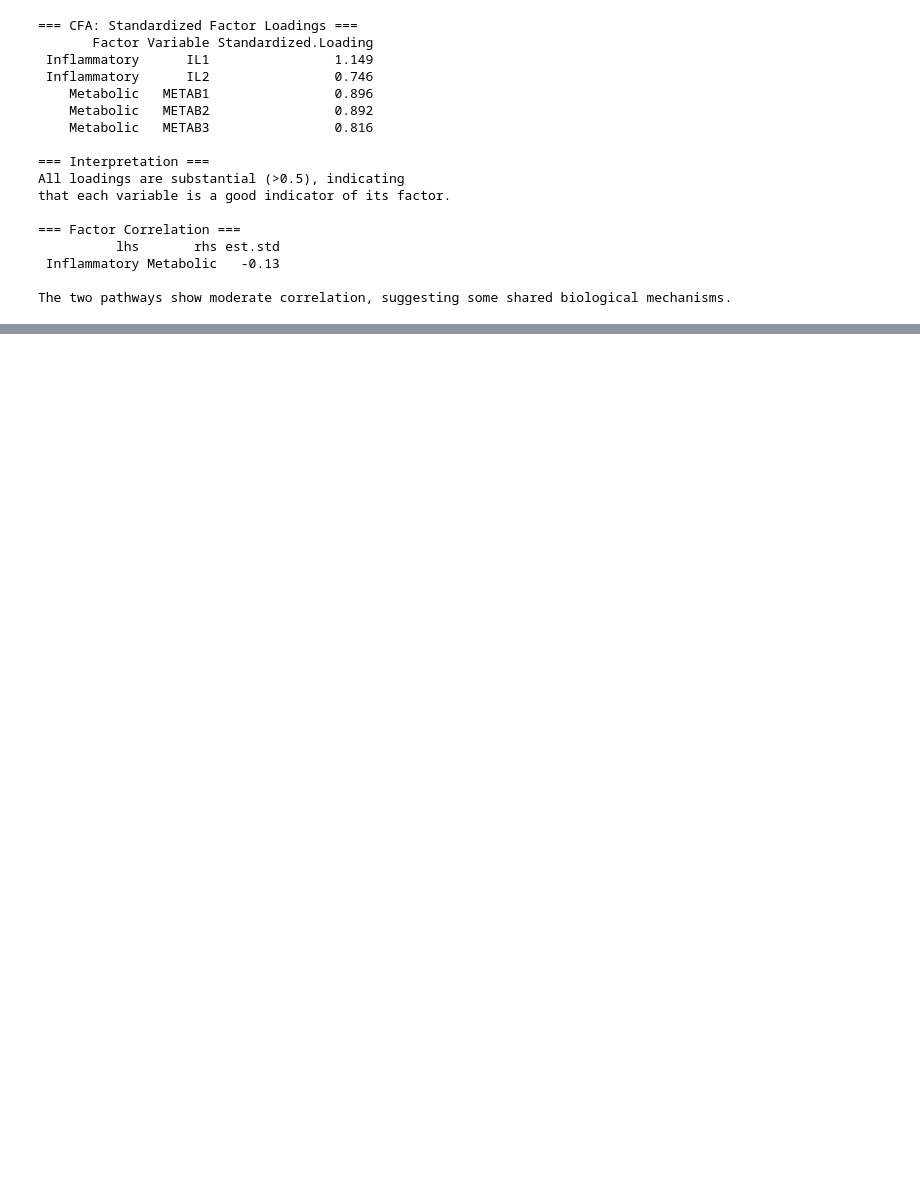
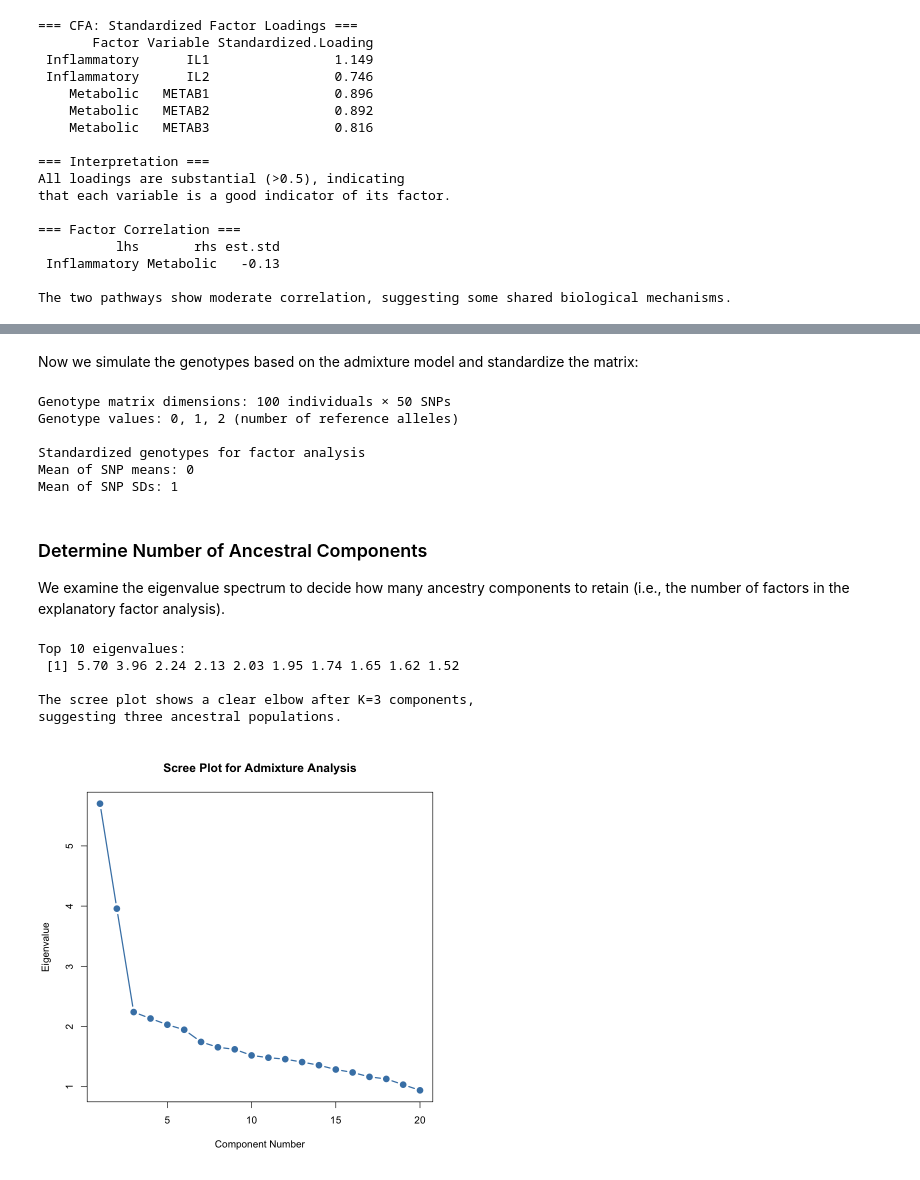
Before and after one commit to RuiDongDR/statgen-prerequisites, a Jupyter notebook: factor_analysis.ipynb, the cells around one changed output, grey strips where cells are left out. Drawn from its saved outputs; the diff is of its cells as text; code cells hidden in the pictures; blank space fills up the shorter version.

Commit message:
add admixture analysis example

```diff
--- a/factor_analysis.ipynb
+++ b/factor_analysis.ipynb
@@ -505,0 +646,64 @@ The two pathways show moderate correlation, suggesting some shared biological me
+# %% [markdown]
+Now we simulate the genotypes based on the admixture model and standardize the matrix:
+# %%
+# ============================================================
+# Simulate genotypes based on admixture model
+# ============================================================
+
+# Genotype matrix: rows = individuals, columns = SNPs
+genotypes <- matrix(0, nrow = n_individuals, ncol = n_snps)
+
+for (i in 1:n_individuals) {
+  for (j in 1:n_snps) {
+    # Calculate admixed allele frequency for this individual at this SNP
+    admixed_freq <- sum(true_ancestry[i, ] * ancestral_freq[j, ])
+
+    # Sample genotype (0, 1, or 2 copies of reference allele)
+    genotypes[i, j] <- rbinom(1, size = 2, prob = admixed_freq)
+  }
+}
+
+cat("\nGenotype matrix dimensions:", nrow(genotypes), "individuals ×", ncol(genotypes), "SNPs\n")
+cat("Genotype values: 0, 1, 2 (number of reference alleles)\n\n")
+
+# Standardize genotypes (center and scale each SNP)
+genotypes_std <- scale(genotypes, center = TRUE, scale = TRUE)
+
+cat("Standardized genotypes for factor analysis\n")
+cat("Mean of SNP means:", round(mean(colMeans(genotypes_std, na.rm = TRUE)), 6), "\n")
+cat("Mean of SNP SDs:", round(mean(apply(genotypes_std, 2, sd, na.rm = TRUE)), 3), "\n")
+# %% [output]
+Genotype matrix dimensions: 100 individuals × 50 SNPs
+Genotype values: 0, 1, 2 (number of reference alleles)
+
+Standardized genotypes for factor analysis
+Mean of SNP means: 0
+Mean of SNP SDs: 1
+# %% [markdown]
+### Determine Number of Ancestral Components
+
+We examine the eigenvalue spectrum to decide how many ancestry components to retain (i.e., the number of factors in the explanatory factor analysis).
+# %%
+# Compute correlation matrix and eigenvalues
+cor_matrix_admix <- cor(genotypes_std, use = "pairwise.complete.obs")
+eigenvalues_admix <- eigen(cor_matrix_admix)$values
+
+cat("\nTop 10 eigenvalues:\n")
+print(round(eigenvalues_admix[1:10], 2))
+
+# Scree plot
+plot(1:20, eigenvalues_admix[1:20], type = "b",
+     main = "Scree Plot for Admixture Analysis",
+     xlab = "Component Number", ylab = "Eigenvalue",
+     pch = 19, col = "steelblue", lwd = 2, cex = 1.2)
+
+
+cat("\nThe scree plot shows a clear elbow after K=3 components,\n")
+cat("suggesting three ancestral populations.\n")
+# %% [output]
+Top 10 eigenvalues:
+ [1] 5.70 3.96 2.24 2.13 2.03 1.95 1.74 1.65 1.62 1.52
+
+The scree plot shows a clear elbow after K=3 components,
+suggesting three ancestral populations.
+[figure, added]
```
Also changed, not shown: parts of 23 cells of this notebook, 1 other file.
